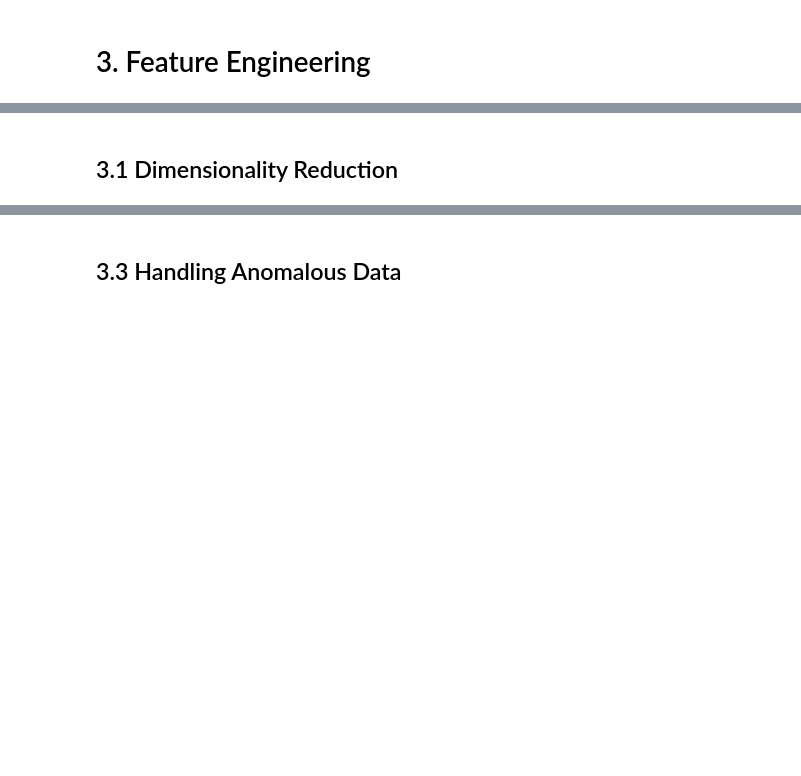
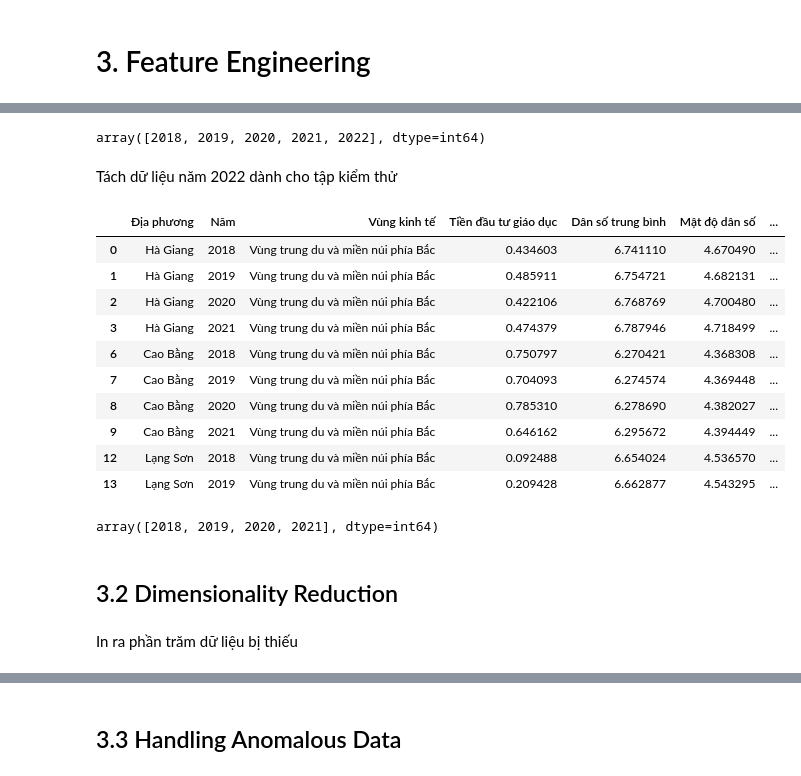
Before and after one commit to tranductri2003/university-score-predictor, a Jupyter notebook: [Part 4] Features_Engineering/[Part 4] Features_Engineering.ipynb, the cells around one changed output, grey strips where cells are left out. Drawn from its saved outputs; the diff is of its cells as text; code cells hidden in the pictures; blank space fills up the shorter version.

```diff
--- a/[Part 4] Features_Engineering/[Part 4] Features_Engineering.ipynb
+++ b/[Part 4] Features_Engineering/[Part 4] Features_Engineering.ipynb
@@ -77,2 +136,31 @@ df.head()
+# %%
+df['Năm'].unique()
+# %% [output]
+array([2018, 2019, 2020, 2021, 2022], dtype=int64)
+# %% [markdown]
+Tách dữ liệu năm 2022 dành cho tập kiểm thử
+# %%
+df[df['Năm'] == 2022].to_csv('test_data.csv')
+df = df[df['Năm'] != 2022]
+
+df.head(10)
+# %% [output]
+|  | Địa phương | Năm | Vùng kinh tế | Tiền đầu tư giáo dục | Dân số trung bình | Mật độ dân số | ... |
+| 0 | Hà Giang | 2018 | Vùng trung du và miền núi phía Bắc | 0.434603 | 6.741110 | 4.670490 | ... |
+| 1 | Hà Giang | 2019 | Vùng trung du và miền núi phía Bắc | 0.485911 | 6.754721 | 4.682131 | ... |
+| 2 | Hà Giang | 2020 | Vùng trung du và miền núi phía Bắc | 0.422106 | 6.768769 | 4.700480 | ... |
+| 3 | Hà Giang | 2021 | Vùng trung du và miền núi phía Bắc | 0.474379 | 6.787946 | 4.718499 | ... |
+| 6 | Cao Bằng | 2018 | Vùng trung du và miền núi phía Bắc | 0.750797 | 6.270421 | 4.368308 | ... |
+| 7 | Cao Bằng | 2019 | Vùng trung du và miền núi phía Bắc | 0.704093 | 6.274574 | 4.369448 | ... |
+| 8 | Cao Bằng | 2020 | Vùng trung du và miền núi phía Bắc | 0.785310 | 6.278690 | 4.382027 | ... |
+| 9 | Cao Bằng | 2021 | Vùng trung du và miền núi phía Bắc | 0.646162 | 6.295672 | 4.394449 | ... |
+| 12 | Lạng Sơn | 2018 | Vùng trung du và miền núi phía Bắc | 0.092488 | 6.654024 | 4.536570 | ... |
+| 13 | Lạng Sơn | 2019 | Vùng trung du và miền núi phía Bắc | 0.209428 | 6.662877 | 4.543295 | ... |
+# %%
+df['Năm'].unique()
+# %% [output]
+array([2018, 2019, 2020, 2021], dtype=int64)
 # %% [markdown]
-## 3.1 Dimensionality Reduction
+## 3.2 Dimensionality Reduction
+# %% [markdown]
+In ra phần trăm dữ liệu bị thiếu
```
Also changed, not shown: parts of 50 cells of this notebook, 10 other files.
